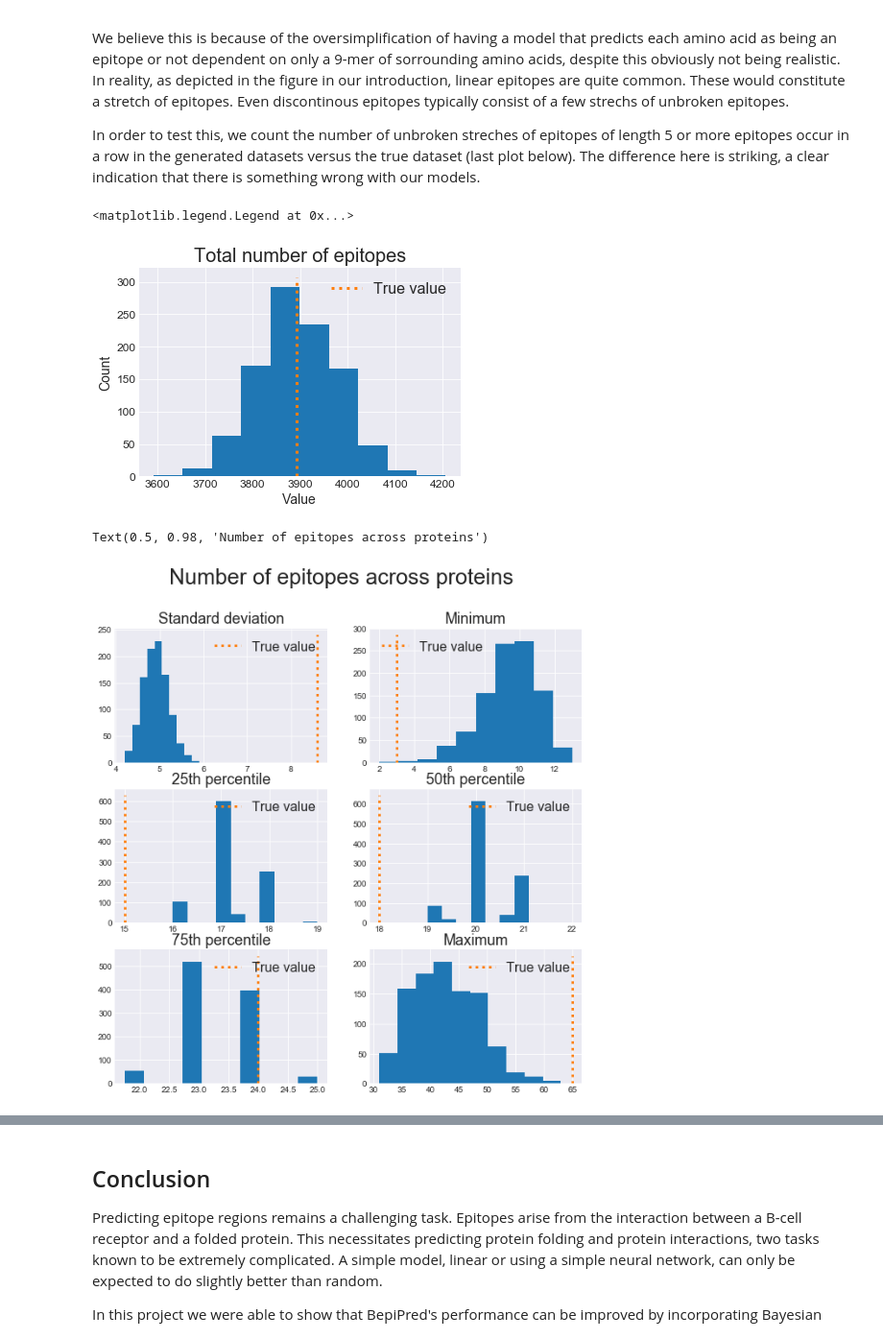
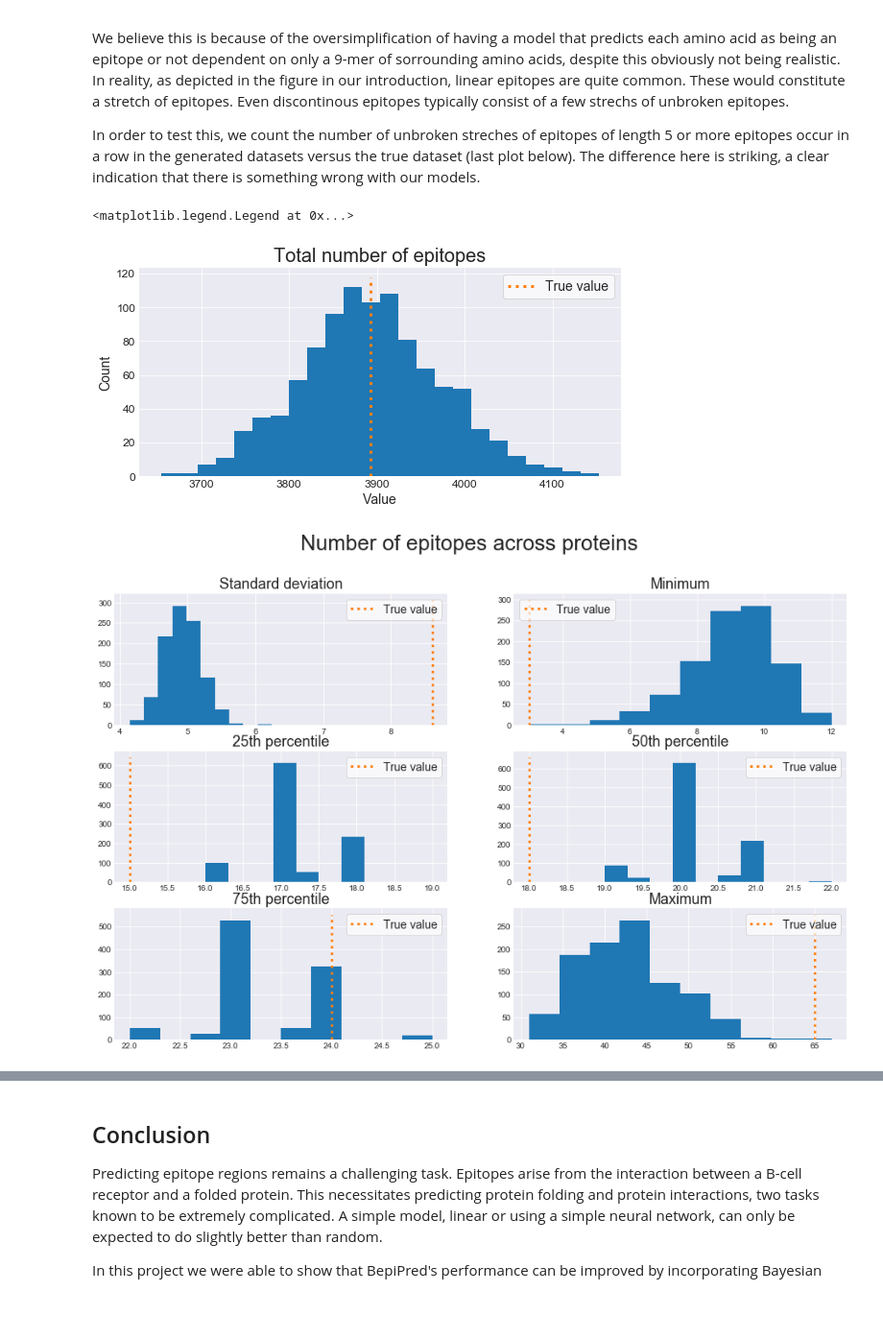
Before and after one commit to BirkirRey/BayesianBepipred, a Jupyter notebook: jakob_dennis/report_nissen_pohl.ipynb, the cells around one changed output, grey strips where cells are left out. Shown at 96% size. Drawn from its saved outputs; the diff is of its cells as text; code cells hidden in the pictures; blank space fills up the shorter version.

Commit message:
Adjusted histogram in posterior checking

```diff
--- a/jakob_dennis/report_nissen_pohl.ipynb
+++ b/jakob_dennis/report_nissen_pohl.ipynb
@@ -821,16 +821,17 @@ for parameter_sample in range(1000):
     qs = (np.percentile(per_protein, 25), np.percentile(per_protein, 50), np.percentile(per_protein, 75))
     quartiles.append(qs)
 # %%
-plt.hist(sum_epitopes)
+plt.figure(figsize=(9, 4))
+plt.hist(sum_epitopes, bins=24)
 ymin, ymax = plt.ylim()
 plt.vlines(truth.sum(), 0, ymax, color='C1', linestyles='dotted', lw=3)
 setplot('Total number of epitopes', 'Value', 'Count')
-plt.legend(['True value'], fontsize=16)
+plt.legend(['True value'], fontsize=14, frameon=True, loc="best", facecolor='white', framealpha=0.7, fancybox = True)
 # %% [output]
 <matplotlib.legend.Legend at 0x...>
-[figure, old version]
+[figure, new version]
 # %%
-fig, subplots = plt.subplots(3, 2, figsize=(10, 10))
+fig, subplots = plt.subplots(3, 2, figsize=(16, 10))
 
 truths = [np.std(truth_per_protein),
           truth_per_protein.min(),
@@ -855,9 +856,10 @@ for n, (truth_, gen, title) in enumerate(zip(truths, generated_, titles)):
     ymin, ymax = subplot.get_ylim()
     subplot.vlines(truth_, 0, ymax, color='C1', linestyles='dotted', lw=3)
     subplot.set_title(title, fontsize=18)
-    subplot.legend(['True value'], fontsize=16)
+    subplot.legend(['True value'], fontsize=14, frameon=True, loc="best", facecolor='white', framealpha=0.7, fancybox = True)
+plt.rcParams["figure.facecolor"] = 'w'
 plt.suptitle("Number of epitopes across proteins", fontsize=26)
+plt.show()
 # %% [output]
-Text(0.5, 0.98, 'Number of epitopes across proteins')
-[figure, old version]
+[figure, new version]
 # %%
```
Also changed, not shown: parts of 1 cell of this notebook.
